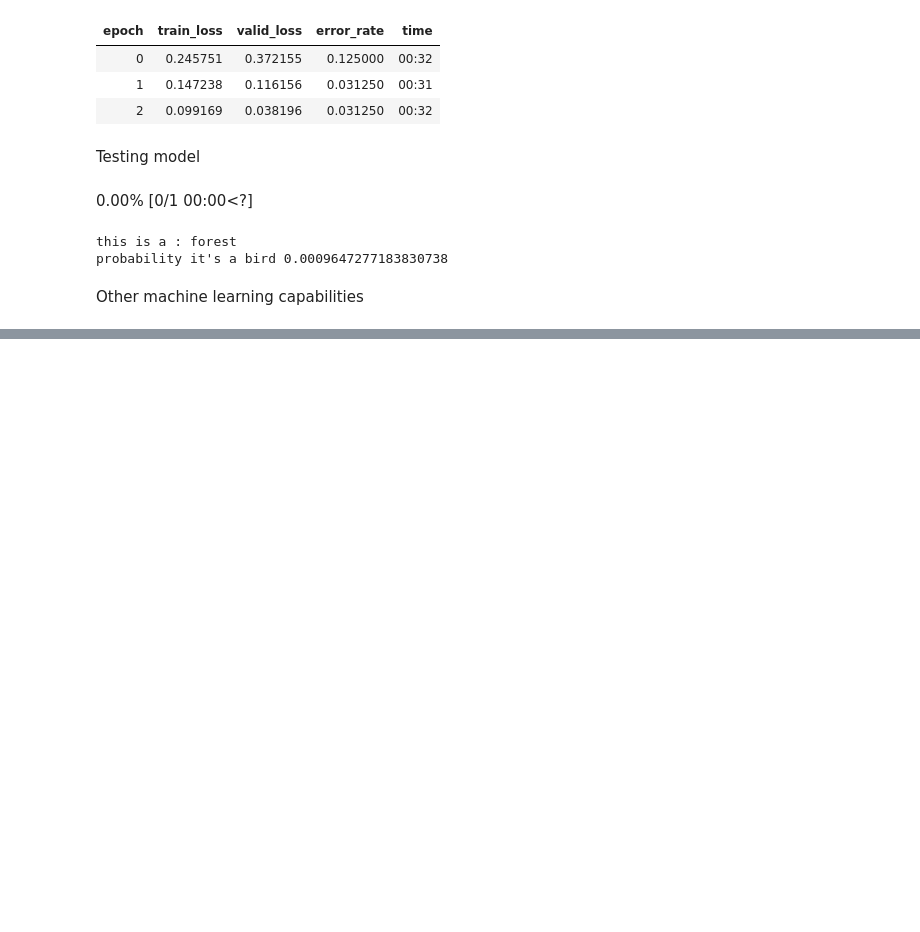
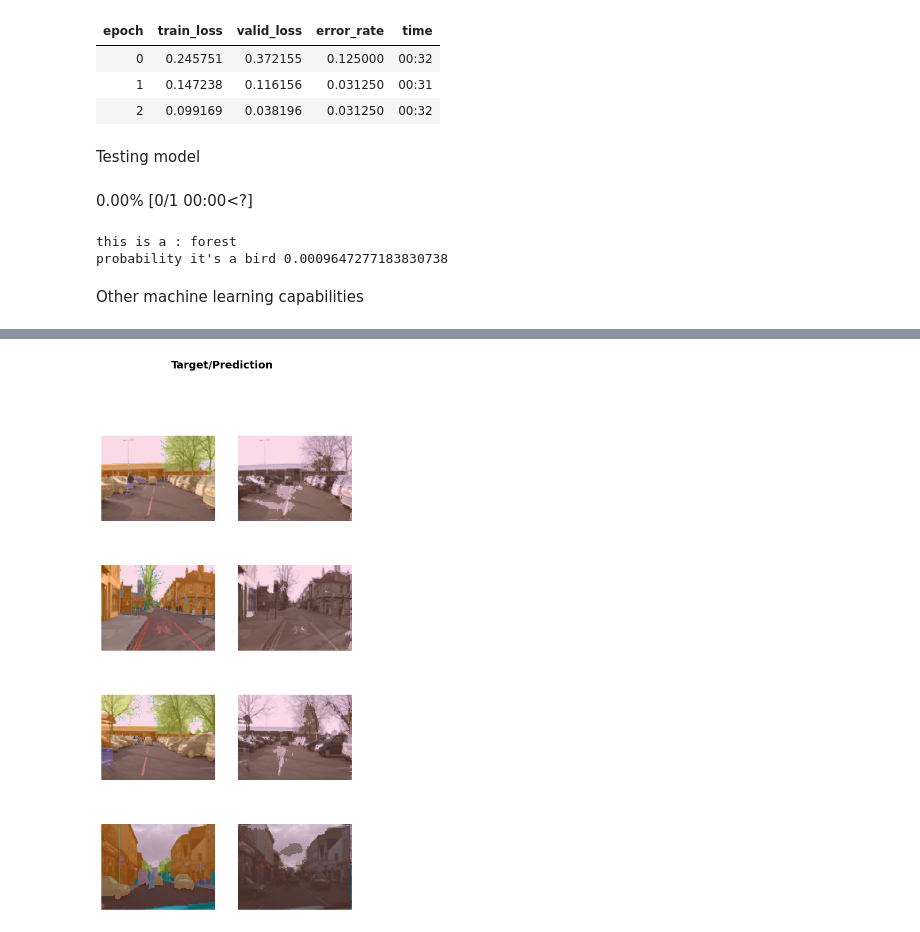
Before and after one commit to mkolade/fastAI-ML, a Jupyter notebook: 1st.ipynb, the cells around one changed output, grey strips where cells are left out. Saved outputs shown, nothing was run; the diff lists cells and outputs as text; code cells hidden in the pictures; blank space fills up the shorter version.

```diff
--- a/1st.ipynb
+++ b/1st.ipynb
@@ -111,6 +111,9 @@ Other machine learning capabilities
 seg_path = untar_data(URLs.CAMVID_TINY)
 dls = SegmentationDataLoaders.from_label_func(
     seg_path, fnames=get_image_files(seg_path/"images"),
-    label_func= lambda o: path/'labels'/f'{o.stem}_P{o.suffix}',
-    codes=np.loadtxt(path/'codes.txt',dtype=str)
+    label_func= lambda o: seg_path/'labels'/f'{o.stem}_P{o.suffix}',
+    codes=np.loadtxt(seg_path/'codes.txt',dtype=str)
 )
+
+seg_learn = unet_learner(dls,resnet34)
+seg_learn.fine_tune(8)
@@ -116,0 +133,3 @@ dls = SegmentationDataLoaders.from_label_func(
+# %%
+seg_learn.show_results(max_n = 4)
+# %% [output]
@@ -116,0 +137 @@ dls = SegmentationDataLoaders.from_label_func(
+[figure, added]
```
Also changed, not shown: parts of 2 cells of this notebook, 18 other files.
